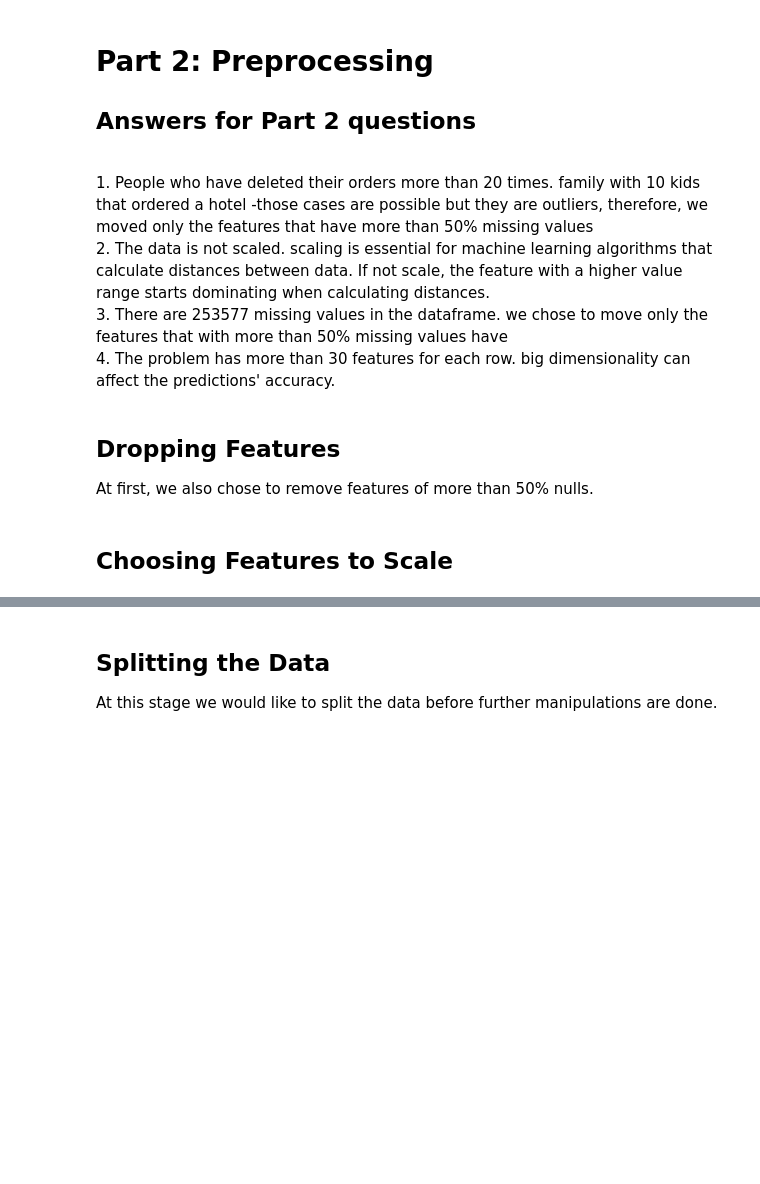
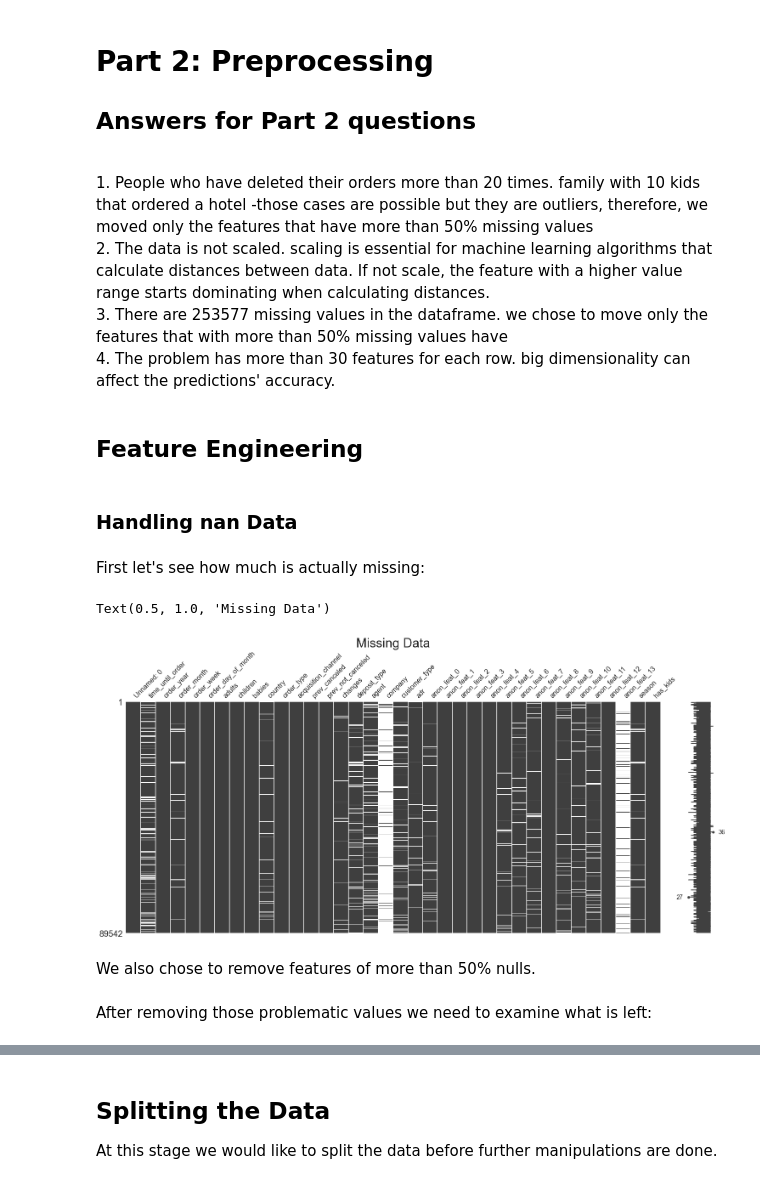
Before and after one commit to Guydada/Machine-Learning-Project---Guy-and-Tamar, a Jupyter notebook: Project.ipynb, the cells around one changed output, grey strips where cells are left out. Saved outputs shown, nothing was run; the diff lists cells and outputs as text; code cells hidden in the pictures; blank space fills up the shorter version.

```diff
--- a/Project.ipynb
+++ b/Project.ipynb
@@ -363,8 +301,19 @@ Text(0, 0.5, 'Count')
 have
 <br>
 4. The problem has more than 30  features for each row. big dimensionality can affect the predictions' accuracy.
+# %% [markdown]
+## Feature Engineering
+# %% [markdown]
+### Handling nan Data
+# %% [markdown]
+First let's see how much is actually missing:
+# %%
+msno.matrix(df)
+plt.title('Missing Data', fontsize=30)
+# %% [output]
+Text(0.5, 1.0, 'Missing Data')
+[figure, added]
 # %% [markdown]
-## Dropping Features
-At first, we also chose to remove features of more than 50% nulls.
+We also chose to remove features of more than 50% nulls.
 # %%
 # drop columns of high "null percent"
@@ -372,4 +321,2 @@ drop_col = df.isnull().sum().divide(89541)
 drop_col = list(drop_col[drop_col>0.5].index)
 df = df.drop(drop_col, axis='columns')
-# %% [markdown]
-## Choosing Features to Scale
@@ -377,0 +323,2 @@ features_to_scale = df.columns.to_list()
+# %% [markdown]
+After removing those problematic values we need to examine what is left:
```
Also changed, not shown: parts of 45 cells of this notebook.
